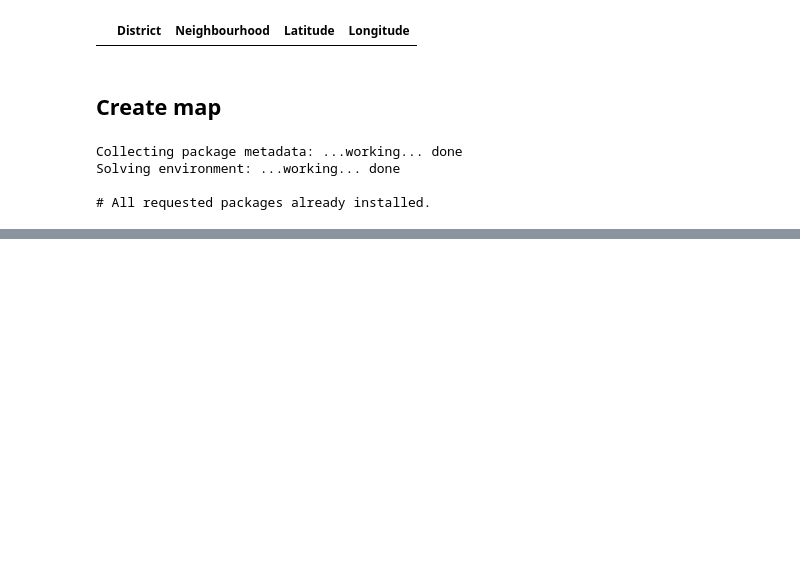
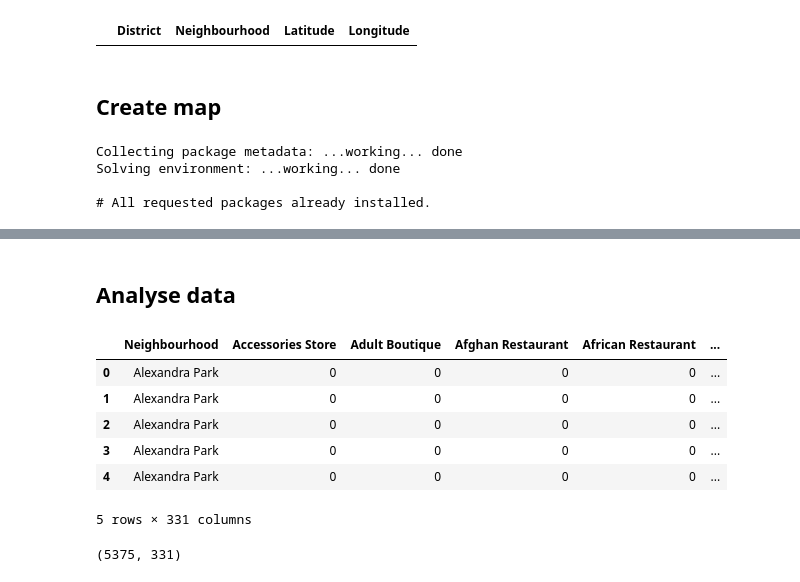
Before and after one commit to dsychin/Coursera_Capstone, a Jupyter notebook: notebook.ipynb, the cells around one changed output, grey strips where cells are left out. Drawn from its saved outputs; the diff is of its cells as text; code cells hidden in the pictures; blank space fills up the shorter version.

```diff
--- a/notebook.ipynb
+++ b/notebook.ipynb
@@ -304,0 +387,26 @@ CLIENT_SECRET
+# %% [markdown]
+## Analyse data
+# %%
+# one hot encoding
+toronto_onehot = pd.get_dummies(toronto_venues[['Venue Category']], prefix="", prefix_sep="")
+
+# add neighborhood column back to dataframe
+toronto_onehot['Neighbourhood'] = toronto_venues['Neighborhood']
+
+# move neighborhood column to the first column
+fixed_columns = [toronto_onehot.columns[-1]] + list(toronto_onehot.columns[:-1])
+toronto_onehot = toronto_onehot[fixed_columns]
+
+toronto_onehot.head()
+# %% [output]
+|  | Neighbourhood | Accessories Store | Adult Boutique | Afghan Restaurant | African Restaurant | ... |
+| 0 | Alexandra Park | 0 | 0 | 0 | 0 | ... |
+| 1 | Alexandra Park | 0 | 0 | 0 | 0 | ... |
+| 2 | Alexandra Park | 0 | 0 | 0 | 0 | ... |
+| 3 | Alexandra Park | 0 | 0 | 0 | 0 | ... |
+| 4 | Alexandra Park | 0 | 0 | 0 | 0 | ... |
+5 rows × 331 columns
+# %%
+toronto_onehot.shape
+# %% [output]
+(5375, 331)
```
Also changed, not shown: parts of 10 cells of this notebook.
